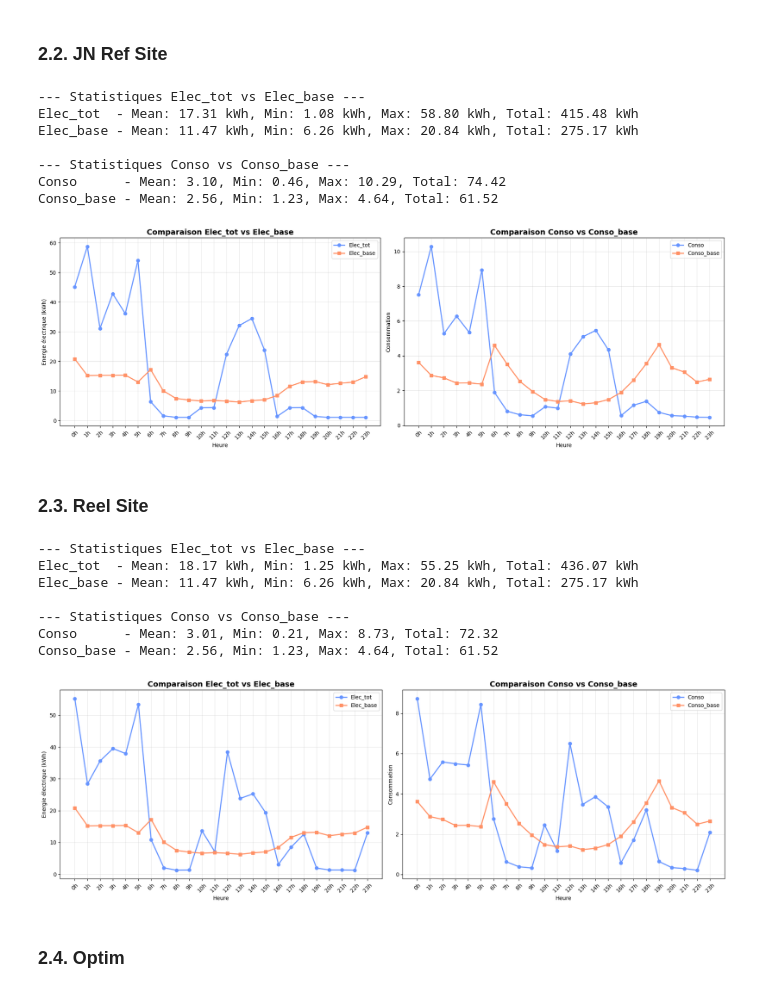
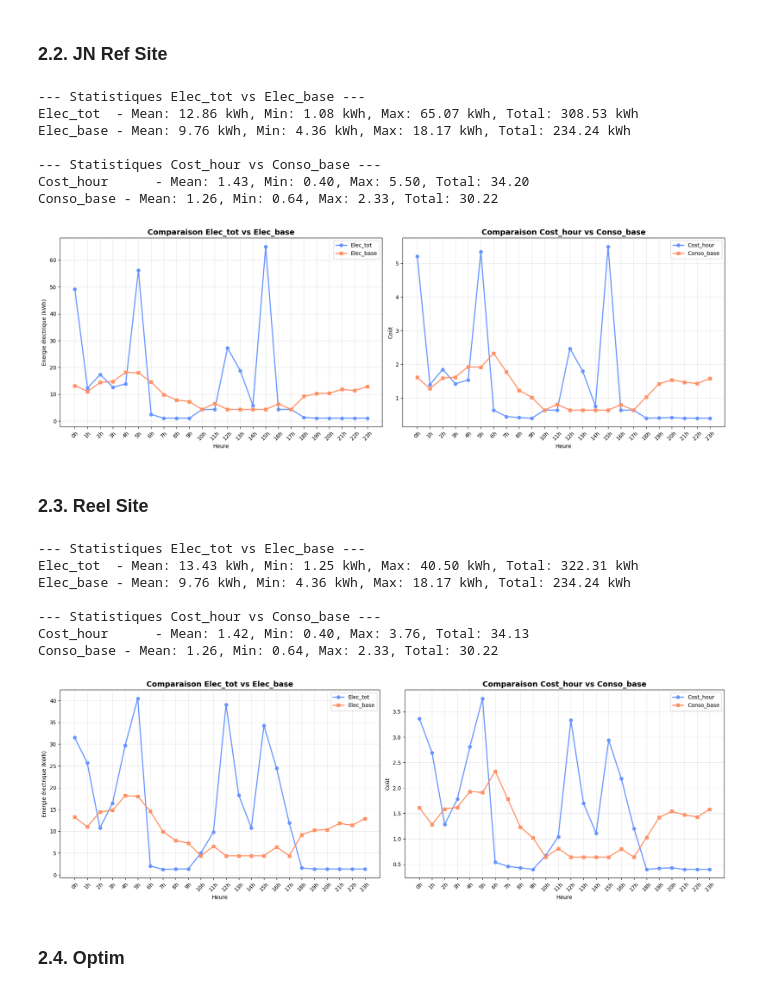
Before and after one commit to ArkeonEnergy/AnalysePilotagePervenche, a Jupyter notebook: notebooks/visualisation_optim_vs_baseline.ipynb, the cells around one changed output. Cells and saved outputs as stored; diff of their text form; code cells hidden in the pictures.

```diff
--- a/notebooks/visualisation_optim_vs_baseline.ipynb
+++ b/notebooks/visualisation_optim_vs_baseline.ipynb
@@ -194,48 +188,48 @@ if not df_jn_ref_site.empty and 'Elec_tot' in df_jn_ref_site.columns and 'Elec_b
     ax1.set_xlabel('Heure')
     ax1.set_ylabel('Energie électrique (kWh)')
     ax1.set_xticks(x)
     ax1.set_xticklabels([f"{i}h" for i in range(len(x))], rotation=45)
     ax1.legend()
     ax1.grid(True, alpha=0.3)
 else:
     ax1.text(0.5, 0.5, 'Données manquantes', ha='center', va='center', transform=ax1.transAxes)
 
 # ============================================================================
-# GRAPHIQUE 2 : Conso vs Conso_base
+# GRAPHIQUE 2 : Cost_hour vs Conso_base
 # ============================================================================
-if not df_jn_ref_site.empty and 'Conso' in df_jn_ref_site.columns and 'Conso_base' in df_jn_ref_site.columns:
-    ax2.plot(x, df_jn_ref_site['Conso'], marker='o', linewidth=2, label='Conso', color='#6694FF')
+if not df_jn_ref_site.empty and 'Cost_hour' in df_jn_ref_site.columns and 'Conso_base' in df_jn_ref_site.columns:
+    ax2.plot(x, df_jn_ref_site['Cost_hour'], marker='o', linewidth=2, label='Cost_hour', color='#6694FF')
     ax2.plot(x, df_jn_ref_site['Conso_base'], marker='s', linewidth=2, label='Conso_base', color='#FF9166')
 
-    print("\n--- Statistiques Conso vs Conso_base ---")
-    print(f"Conso      - Mean: {df_jn_ref_site['Conso'].mean():.2f}, "
-          f"Min: {df_jn_ref_site['Conso'].min():.2f}, Max: {df_jn_ref_site['Conso'].max():.2f}, "
-          f"Total: {df_jn_ref_site['Conso'].sum():.2f}")
+    print("\n--- Statistiques Cost_hour vs Conso_base ---")
+    print(f"Cost_hour      - Mean: {df_jn_ref_site['Cost_hour'].mean():.2f}, "
+          f"Min: {df_jn_ref_site['Cost_hour'].min():.2f}, Max: {df_jn_ref_site['Cost_hour'].max():.2f}, "
+          f"Total: {df_jn_ref_site['Cost_hour'].sum():.2f}")
     print(f"Conso_base - Mean: {df_jn_ref_site['Conso_base'].mean():.2f}, "
           f"Min: {df_jn_ref_site['Conso_base'].min():.2f}, Max: {df_jn_ref_site['Conso_base'].max():.2f}, "
           f"Total: {df_jn_ref_site['Conso_base'].sum():.2f}")
 
-    ax2.set_title('Comparaison Conso vs Conso_base', fontsize=14, fontweight='bold')
+    ax2.set_title('Comparaison Cost_hour vs Conso_base', fontsize=14, fontweight='bold')
     ax2.set_xlabel('Heure')
-    ax2.set_ylabel('Consommation')
+    ax2.set_ylabel('Coût')
     ax2.set_xticks(x)
     ax2.set_xticklabels([f"{i}h" for i in range(len(x))], rotation=45)
     ax2.legend()
     ax2.grid(True, alpha=0.3)
 else:
     ax2.text(0.5, 0.5, 'Données manquantes', ha='center', va='center', transform=ax2.transAxes)
 
 plt.tight_layout()
 plt.show()
 # %% [output]
 --- Statistiques Elec_tot vs Elec_base ---
-Elec_tot  - Mean: 17.31 kWh, Min: 1.08 kWh, Max: 58.80 kWh, Total: 415.48 kWh
-Elec_base - Mean: 11.47 kWh, Min: 6.26 kWh, Max: 20.84 kWh, Total: 275.17 kWh
+Elec_tot  - Mean: 12.86 kWh, Min: 1.08 kWh, Max: 65.07 kWh, Total: 308.53 kWh
+Elec_base - Mean: 9.76 kWh, Min: 4.36 kWh, Max: 18.17 kWh, Total: 234.24 kWh
 
---- Statistiques Conso vs Conso_base ---
-Conso      - Mean: 3.10, Min: 0.46, Max: 10.29, Total: 74.42
-Conso_base - Mean: 2.56, Min: 1.23, Max: 4.64, Total: 61.52
+--- Statistiques Cost_hour vs Conso_base ---
+Cost_hour      - Mean: 1.43, Min: 0.40, Max: 5.50, Total: 34.20
+Conso_base - Mean: 1.26, Min: 0.64, Max: 2.33, Total: 30.22
-[figure, old version]
+[figure, new version]
 # %% [markdown]
 ### 2.3. Reel Site
 # %%
@@ -269,23 +263,23 @@ else:
     ax1.text(0.5, 0.5, 'Données manquantes', ha='center', va='center', transform=ax1.transAxes)
 
 # ============================================================================
-# GRAPHIQUE 2 : Conso vs Conso_base
+# GRAPHIQUE 2 : Cost_hour vs Conso_base
 # ============================================================================
-if not df_synthese_visu.empty and 'Conso' in df_synthese_visu.columns and 'Conso_base' in df_synthese_visu.columns:
-    ax2.plot(x, df_synthese_visu['Conso'], marker='o', linewidth=2, label='Conso', color='#6694FF')
+if not df_synthese_visu.empty and 'Cost_hour' in df_synthese_visu.columns and 'Conso_base' in df_synthese_visu.columns:
+    ax2.plot(x, df_synthese_visu['Cost_hour'], marker='o', linewidth=2, label='Cost_hour', color='#6694FF')
     ax2.plot(x, df_synthese_visu['Conso_base'], marker='s', linewidth=2, label='Conso_base', color='#FF9166')
 
-    print("\n--- Statistiques Conso vs Conso_base ---")
-    print(f"Conso      - Mean: {df_synthese_visu['Conso'].mean():.2f}, "
-          f"Min: {df_synthese_visu['Conso'].min():.2f}, Max: {df_synthese_visu['Conso'].max():.2f}, "
-          f"Total: {df_synthese_visu['Conso'].sum():.2f}")
+    print("\n--- Statistiques Cost_hour vs Conso_base ---")
+    print(f"Cost_hour      - Mean: {df_synthese_visu['Cost_hour'].mean():.2f}, "
+          f"Min: {df_synthese_visu['Cost_hour'].min():.2f}, Max: {df_synthese_visu['Cost_hour'].max():.2f}, "
+          f"Total: {df_synthese_visu['Cost_hour'].sum():.2f}")
     print(f"Conso_base - Mean: {df_synthese_visu['Conso_base'].mean():.2f}, "
           f"Min: {df_synthese_visu['Conso_base'].min():.2f}, Max: {df_synthese_visu['Conso_base'].max():.2f}, "
           f"Total: {df_synthese_visu['Conso_base'].sum():.2f}")
 
-    ax2.set_title('Comparaison Conso vs Conso_base', fontsize=14, fontweight='bold')
+    ax2.set_title('Comparaison Cost_hour vs Conso_base', fontsize=14, fontweight='bold')
     ax2.set_xlabel('Heure')
-    ax2.set_ylabel('Consommation')
+    ax2.set_ylabel('Coût')
     ax2.set_xticks(x)
     ax2.set_xticklabels([f"{i}h" for i in range(len(x))], rotation=45)
     ax2.legend()
@@ -297,13 +291,13 @@ plt.tight_layout()
 plt.show()
 # %% [output]
 --- Statistiques Elec_tot vs Elec_base ---
-Elec_tot  - Mean: 18.17 kWh, Min: 1.25 kWh, Max: 55.25 kWh, Total: 436.07 kWh
-Elec_base - Mean: 11.47 kWh, Min: 6.26 kWh, Max: 20.84 kWh, Total: 275.17 kWh
+Elec_tot  - Mean: 13.43 kWh, Min: 1.25 kWh, Max: 40.50 kWh, Total: 322.31 kWh
+Elec_base - Mean: 9.76 kWh, Min: 4.36 kWh, Max: 18.17 kWh, Total: 234.24 kWh
 
---- Statistiques Conso vs Conso_base ---
-Conso      - Mean: 3.01, Min: 0.21, Max: 8.73, Total: 72.32
-Conso_base - Mean: 2.56, Min: 1.23, Max: 4.64, Total: 61.52
+--- Statistiques Cost_hour vs Conso_base ---
+Cost_hour      - Mean: 1.42, Min: 0.40, Max: 3.76, Total: 34.13
+Conso_base - Mean: 1.26, Min: 0.64, Max: 2.33, Total: 30.22
-[figure, old version]
+[figure, new version]
 # %% [markdown]
 ### 2.4. Optim
 # %%
```
Also changed, not shown: parts of 5 cells of this notebook, 4 other files.
